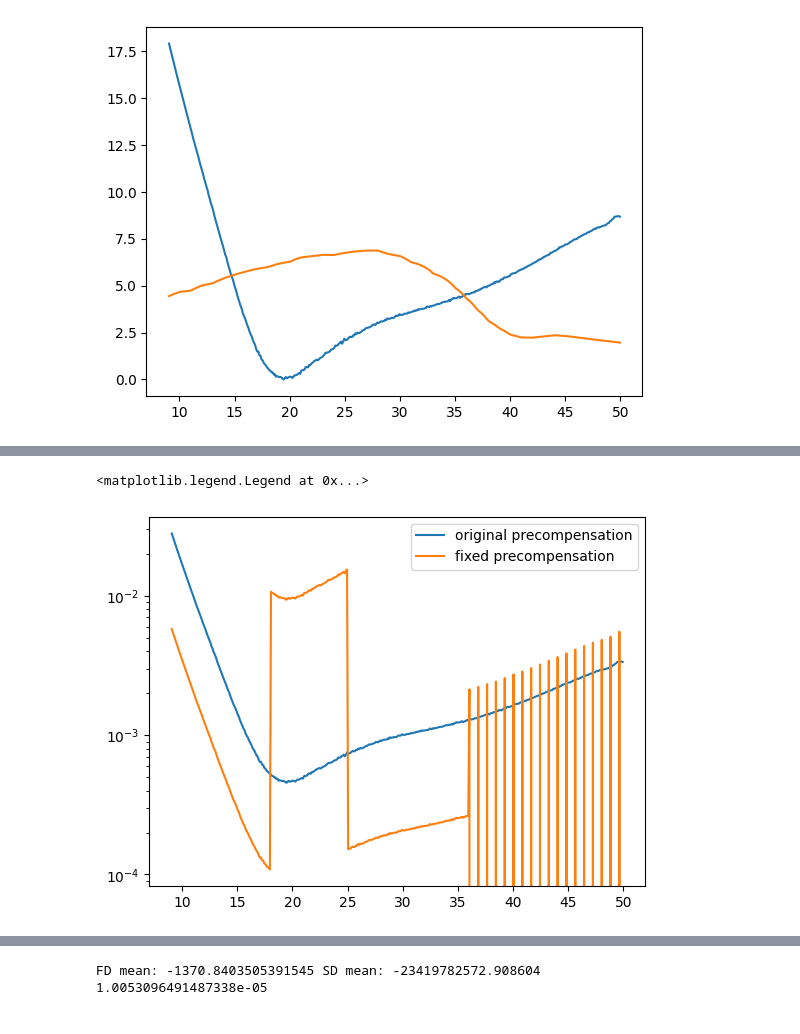
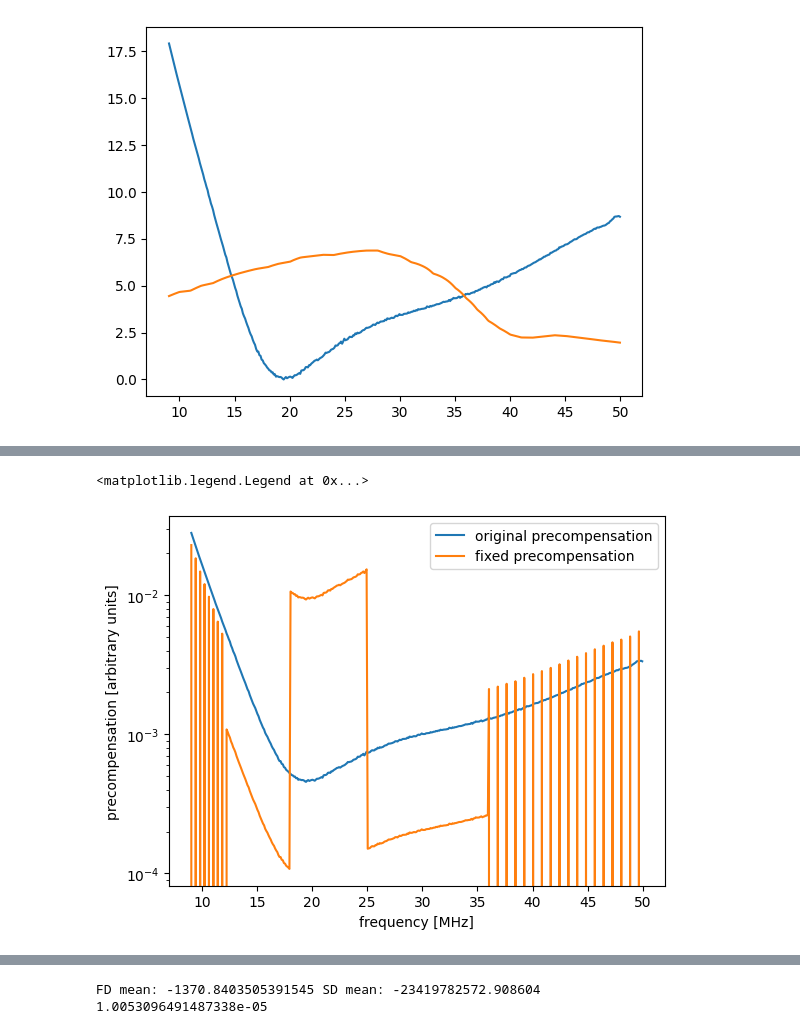
Before and after one commit to lusee-night/notebooks, a Jupyter notebook: calibrator/pfb_detect_ng.ipynb, the cells around one changed output, grey strips where cells are left out. Drawn from its saved outputs; the diff is of its cells as text; code cells hidden in the pictures.

```diff
--- a/calibrator/pfb_detect_ng.ipynb
+++ b/calibrator/pfb_detect_ng.ipynb
@@ -103,6 +109,15 @@ precompensation_fix[istart+0::istep]*=8
 for j in range(1,istep):
     precompensation_fix[istart+j::istep]*=0
 
+## istep 2
+precompensation_fix[0:32:4]*=4
+precompensation_fix[1:32:4]*=0
+precompensation_fix[2:32:4]*=0
+precompensation_fix[3:32:4]*=0
+
+
+
+
 precompensation_fix/=precompensation_fix.sum()
 
 precompensation_fix2 = 1/np.copy(precompensation)**2
@@ -110,6 +125,8 @@ precompensation_fix2/=precompensation_fix2.sum()
 # %%
 plt.plot(freq,precompensation,label = 'original precompensation')
 plt.plot(freq,precompensation_fix, label = 'fixed precompensation')
+plt.xlabel('frequency [MHz]')
+plt.ylabel('precompensation [arbitrary units]')
 print ((precompensation).sum(),(precompensation_fix).sum())
 plt.semilogy()
 plt.legend()
@@ -118,5 +135,5 @@ plt.legend()
 <matplotlib.legend.Legend at 0x...>
-[figure, old version]
+[figure, new version]
 # %%
 plt.plot(freq,precompensation*antenna, label='original')
 plt.plot(freq,precompensation_fix*antenna, label='proposed')
```
Also changed, not shown: parts of 9 cells of this notebook, 3 other files.
